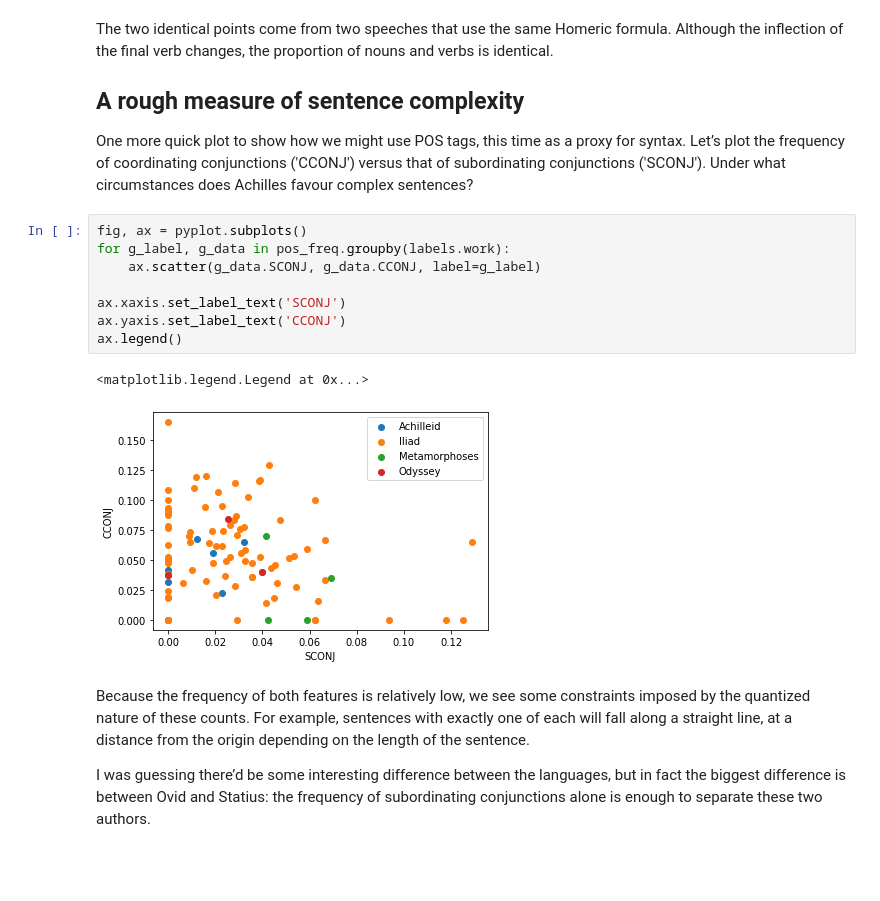
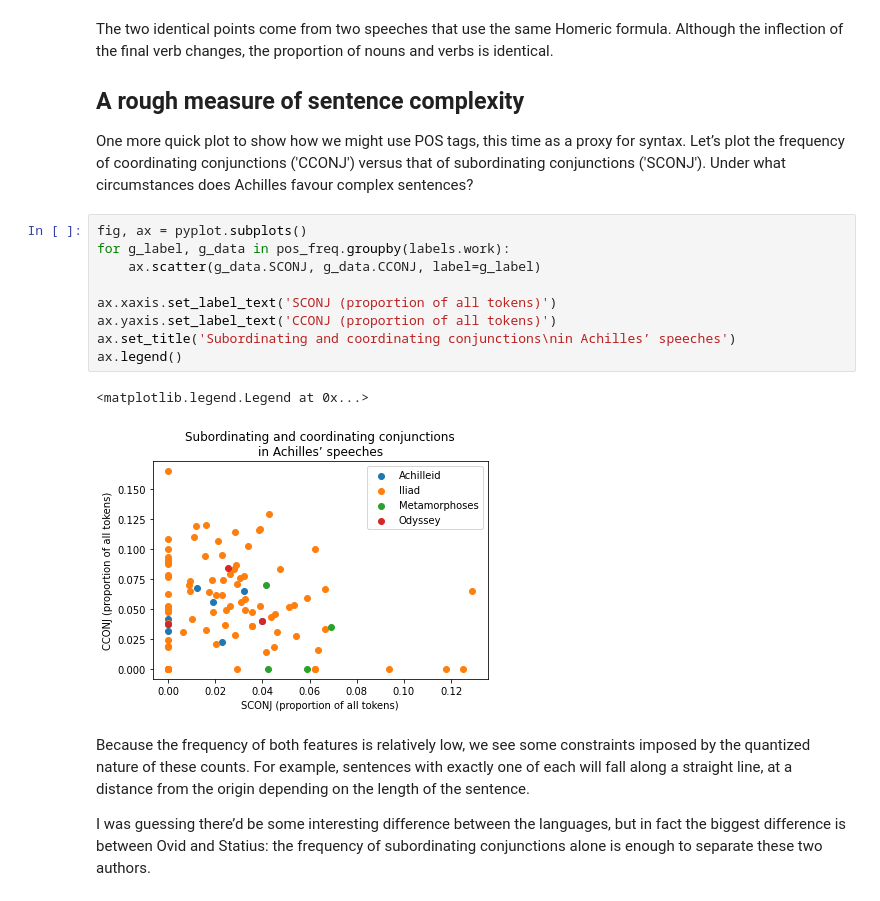
Before and after one commit to cwf2/dices-examples, a Jupyter notebook: POS Tagging.ipynb, the cells around one changed output. Cells and saved outputs as stored; diff of their text form; blank space fills up the shorter version.

```diff
--- a/POS Tagging.ipynb
+++ b/POS Tagging.ipynb
@@ -334,14 +337,15 @@ One more quick plot to show how we might use POS tags, this time as a proxy for
 # %%
 fig, ax = pyplot.subplots()
 for g_label, g_data in pos_freq.groupby(labels.work):
     ax.scatter(g_data.SCONJ, g_data.CCONJ, label=g_label)
 
-ax.xaxis.set_label_text('SCONJ')
-ax.yaxis.set_label_text('CCONJ')
+ax.xaxis.set_label_text('SCONJ (proportion of all tokens)')
+ax.yaxis.set_label_text('CCONJ (proportion of all tokens)')
+ax.set_title('Subordinating and coordinating conjunctions\nin Achilles’ speeches')
 ax.legend()
 # %% [output]
 <matplotlib.legend.Legend at 0x...>
-[figure, old version]
+[figure, new version]
 # %% [markdown]
 Because the frequency of both features is relatively low, we see some constraints imposed by the quantized nature of these counts. For example, sentences with exactly one of each will fall along a straight line, at a distance from the origin depending on the length of the sentence.
 
```
Also changed, not shown: parts of 5 cells of this notebook, 7 other files.
